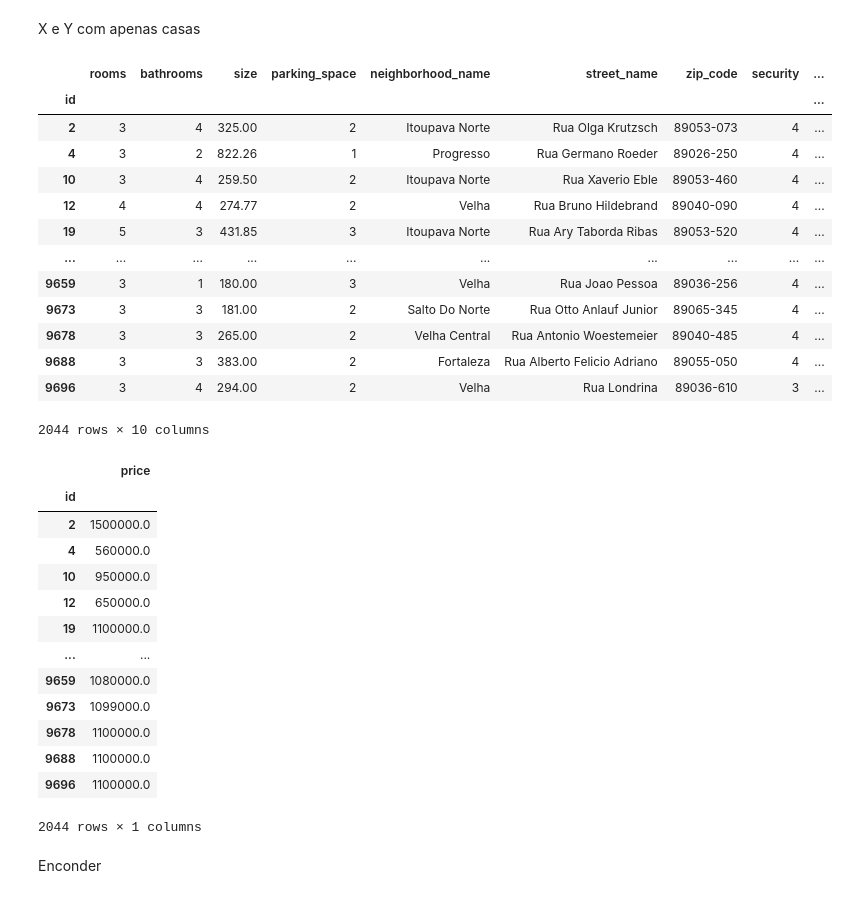
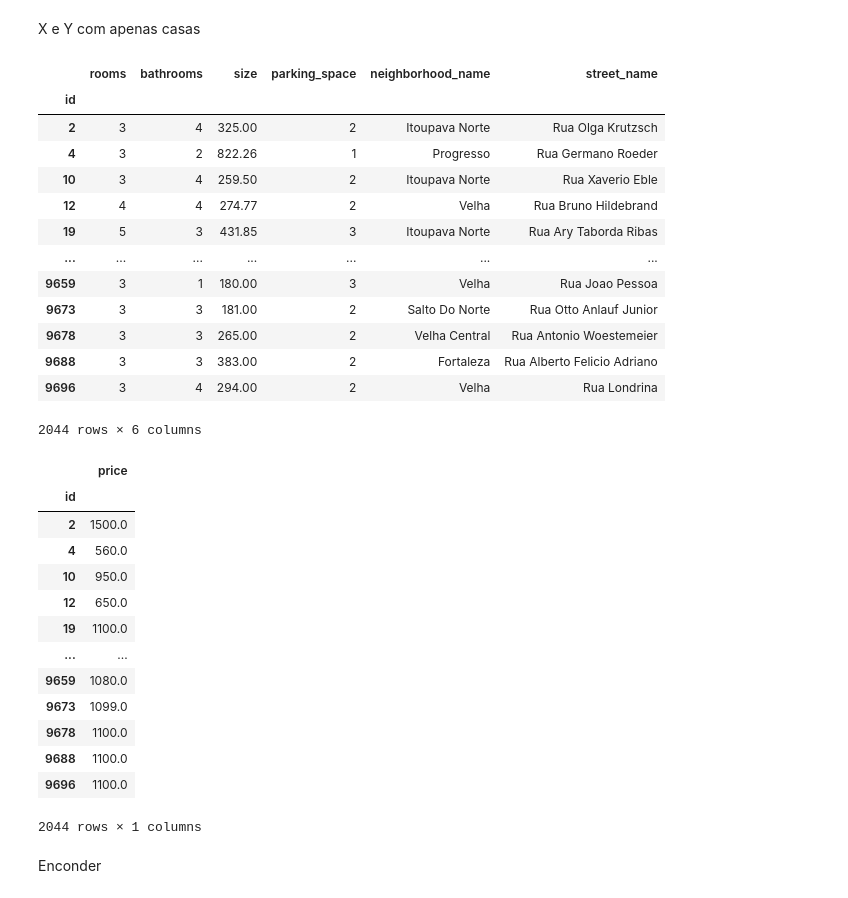
Before and after one commit to thomas-michels/GreyWolfService, a Jupyter notebook: correlations.ipynb, the cells around one changed output. Drawn from its saved outputs; the diff is of its cells as text; code cells hidden in the pictures.

```diff
--- a/correlations.ipynb
+++ b/correlations.ipynb
@@ -56,6 +56,8 @@ def check_security(value):
         return 4
 
 df["security"] = df["flood_quota"].apply(check_security)
+# %%
+df["price"] = df["price"].apply(lambda v: v / 1000)
 # %%
 df_venda = df[df["modality_name"] == "venda"]
 # %%
@@ -112,40 +114,40 @@ only_houses.head()
 # %% [markdown]
 X e Y com apenas casas
 # %%
-x_properties = only_houses.loc[:, ["rooms", "bathrooms", "size", "parking_space", "neighborhood_name", "street_name", "zip_code", "security", "latitude", "longitude"]]
+x_properties = only_houses.loc[:, ["rooms", "bathrooms", "size", "parking_space", "neighborhood_name", "street_name"]]
 x_properties
 # %% [output]
-|  | rooms | bathrooms | size | parking_space | neighborhood_name | street_name | zip_code | security | ... |
-| id |  |  |  |  |  |  |  |  | ... |
-| 2 | 3 | 4 | 325.00 | 2 | Itoupava Norte | Rua Olga Krutzsch | 89053-073 | 4 | ... |
-| 4 | 3 | 2 | 822.26 | 1 | Progresso | Rua Germano Roeder | 89026-250 | 4 | ... |
-| 10 | 3 | 4 | 259.50 | 2 | Itoupava Norte | Rua Xaverio Eble | 89053-460 | 4 | ... |
-| 12 | 4 | 4 | 274.77 | 2 | Velha | Rua Bruno Hildebrand | 89040-090 | 4 | ... |
-| 19 | 5 | 3 | 431.85 | 3 | Itoupava Norte | Rua Ary Taborda Ribas | 89053-520 | 4 | ... |
-| ... | ... | ... | ... | ... | ... | ... | ... | ... | ... |
-| 9659 | 3 | 1 | 180.00 | 3 | Velha | Rua Joao Pessoa | 89036-256 | 4 | ... |
-| 9673 | 3 | 3 | 181.00 | 2 | Salto Do Norte | Rua Otto Anlauf Junior | 89065-345 | 4 | ... |
-| 9678 | 3 | 3 | 265.00 | 2 | Velha Central | Rua Antonio Woestemeier | 89040-485 | 4 | ... |
-| 9688 | 3 | 3 | 383.00 | 2 | Fortaleza | Rua Alberto Felicio Adriano | 89055-050 | 4 | ... |
-| 9696 | 3 | 4 | 294.00 | 2 | Velha | Rua Londrina | 89036-610 | 3 | ... |
+|  | rooms | bathrooms | size | parking_space | neighborhood_name | street_name |
+| id |  |  |  |  |  |  |
+| 2 | 3 | 4 | 325.00 | 2 | Itoupava Norte | Rua Olga Krutzsch |
+| 4 | 3 | 2 | 822.26 | 1 | Progresso | Rua Germano Roeder |
+| 10 | 3 | 4 | 259.50 | 2 | Itoupava Norte | Rua Xaverio Eble |
+| 12 | 4 | 4 | 274.77 | 2 | Velha | Rua Bruno Hildebrand |
+| 19 | 5 | 3 | 431.85 | 3 | Itoupava Norte | Rua Ary Taborda Ribas |
+| ... | ... | ... | ... | ... | ... | ... |
+| 9659 | 3 | 1 | 180.00 | 3 | Velha | Rua Joao Pessoa |
+| 9673 | 3 | 3 | 181.00 | 2 | Salto Do Norte | Rua Otto Anlauf Junior |
+| 9678 | 3 | 3 | 265.00 | 2 | Velha Central | Rua Antonio Woestemeier |
+| 9688 | 3 | 3 | 383.00 | 2 | Fortaleza | Rua Alberto Felicio Adriano |
+| 9696 | 3 | 4 | 294.00 | 2 | Velha | Rua Londrina |
-2044 rows × 10 columns
+2044 rows × 6 columns
 # %%
 y_properties = only_houses.loc[:, ["price"]]
 y_properties
 # %% [output]
 |  | price |
 | id |  |
-| 2 | 1500000.0 |
-| 4 | 560000.0 |
-| 10 | 950000.0 |
-| 12 | 650000.0 |
-| 19 | 1100000.0 |
+| 2 | 1500.0 |
+| 4 | 560.0 |
+| 10 | 950.0 |
+| 12 | 650.0 |
+| 19 | 1100.0 |
 | ... | ... |
-| 9659 | 1080000.0 |
-| 9673 | 1099000.0 |
-| 9678 | 1100000.0 |
-| 9688 | 1100000.0 |
-| 9696 | 1100000.0 |
+| 9659 | 1080.0 |
+| 9673 | 1099.0 |
+| 9678 | 1100.0 |
+| 9688 | 1100.0 |
+| 9696 | 1100.0 |
 2044 rows × 1 columns
 # %%
 fig = px.scatter(only_houses, y="size", x="price")
```
Also changed, not shown: parts of 16 cells of this notebook, 3 other files.
